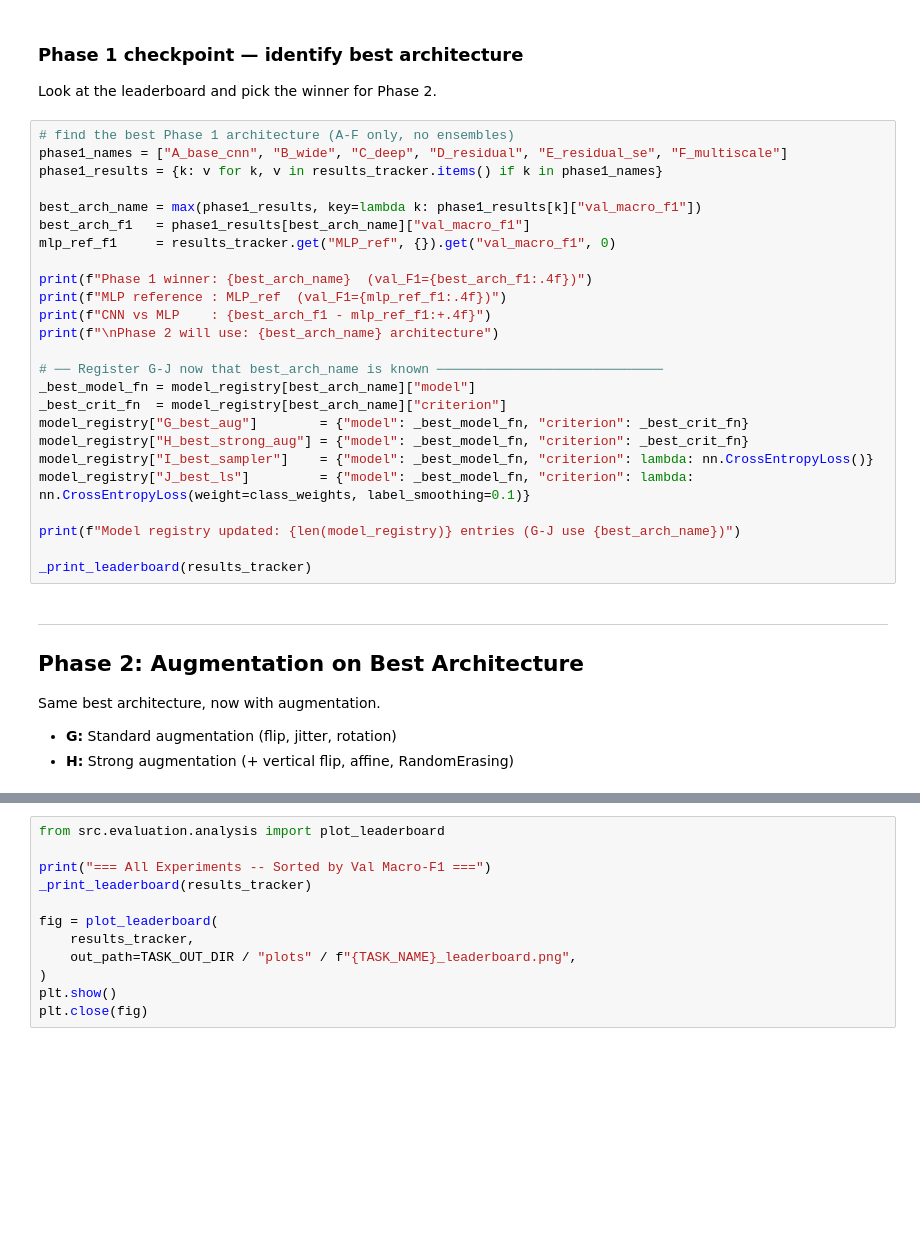
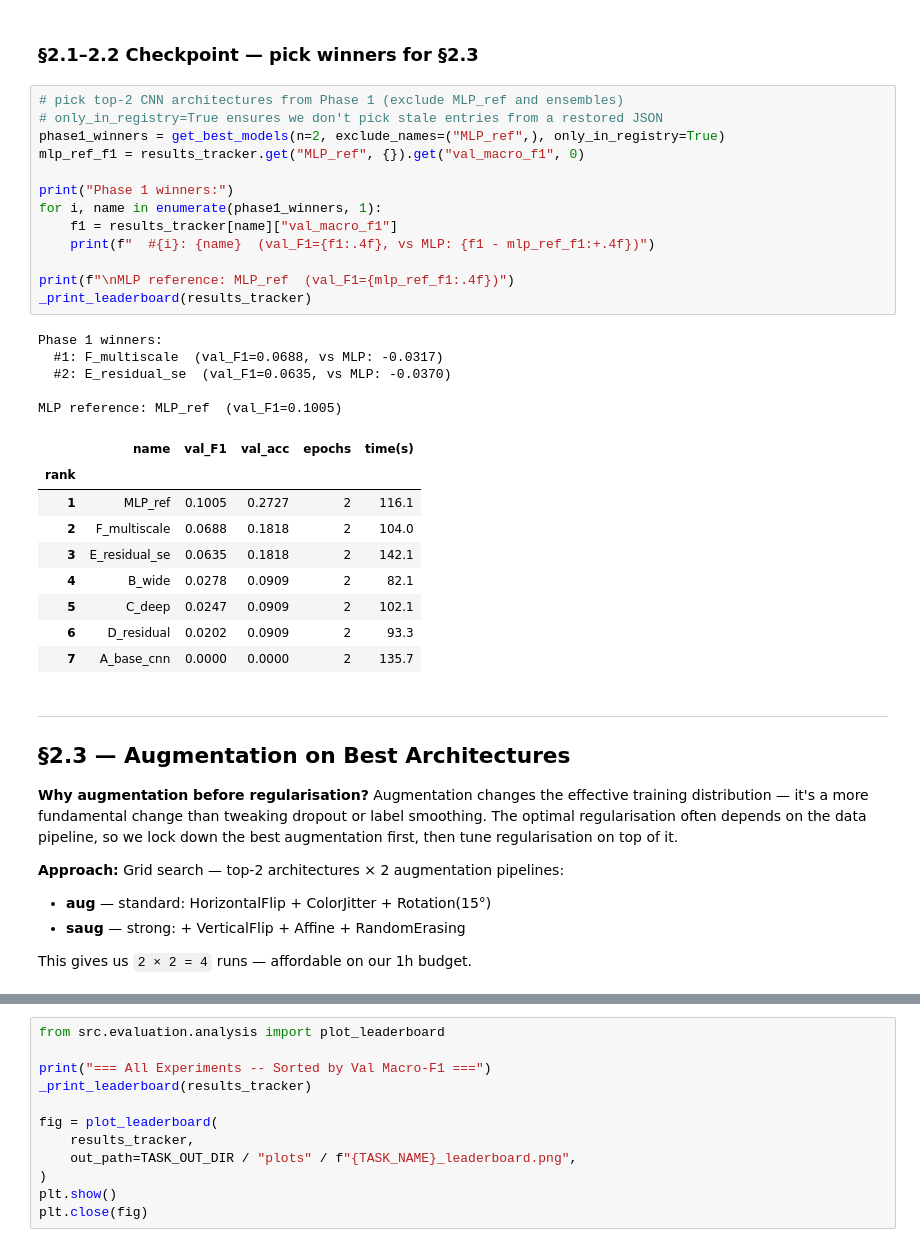
Before and after one commit to fmssilva/DL_Proj, a Jupyter notebook: assignment_1/task2/task2.ipynb, the cells around one changed output, grey strips where cells are left out. Saved outputs shown, nothing was run; the diff lists cells and outputs as text; blank space fills up the shorter version.

```diff
--- a/assignment_1/task2/task2.ipynb
+++ b/assignment_1/task2/task2.ipynb
@@ -598,37 +842,45 @@ model_F, history_F = run_experiment(model_F, "F_multiscale", criterion_F, optimi
 # %% [markdown]
-### Phase 1 checkpoint — identify best architecture
-
-Look at the leaderboard and pick the winner for Phase 2.
+### §2.1–2.2 Checkpoint — pick winners for §2.3
 # %%
-# find the best Phase 1 architecture (A-F only, no ensembles)
-phase1_names = ["A_base_cnn", "B_wide", "C_deep", "D_residual", "E_residual_se", "F_multiscale"]
-phase1_results = {k: v for k, v in results_tracker.items() if k in phase1_names}
+# pick top-2 CNN architectures from Phase 1 (exclude MLP_ref and ensembles)
+# only_in_registry=True ensures we don't pick stale entries from a restored JSON
+phase1_winners = get_best_models(n=2, exclude_names=("MLP_ref",), only_in_registry=True)
+mlp_ref_f1 = results_tracker.get("MLP_ref", {}).get("val_macro_f1", 0)
 
-best_arch_name = max(phase1_results, key=lambda k: phase1_results[k]["val_macro_f1"])
-best_arch_f1   = phase1_results[best_arch_name]["val_macro_f1"]
-mlp_ref_f1     = results_tracker.get("MLP_ref", {}).get("val_macro_f1", 0)
+print("Phase 1 winners:")
+for i, name in enumerate(phase1_winners, 1):
+    f1 = results_tracker[name]["val_macro_f1"]
+    print(f"  #{i}: {name}  (val_F1={f1:.4f}, vs MLP: {f1 - mlp_ref_f1:+.4f})")
 
-print(f"Phase 1 winner: {best_arch_name}  (val_F1={best_arch_f1:.4f})")
-print(f"MLP reference : MLP_ref  (val_F1={mlp_ref_f1:.4f})")
-print(f"CNN vs MLP    : {best_arch_f1 - mlp_ref_f1:+.4f}")
-print(f"\nPhase 2 will use: {best_arch_name} architecture")
-
-# ── Register G-J now that best_arch_name is known ─────────────────────────────
-_best_model_fn = model_registry[best_arch_name]["model"]
-_best_crit_fn  = model_registry[best_arch_name]["criterion"]
-model_registry["G_best_aug"]        = {"model": _best_model_fn, "criterion": _best_crit_fn}
-model_registry["H_best_strong_aug"] = {"model": _best_model_fn, "criterion": _best_crit_fn}
-model_registry["I_best_sampler"]    = {"model": _best_model_fn, "criterion": lambda: nn.CrossEntropyLoss()}
-model_registry["J_best_ls"]         = {"model": _best_model_fn, "criterion": lambda: nn.CrossEntropyLoss(weight=class_weights, label_smoothing=0.1)}
-
-print(f"Model registry updated: {len(model_registry)} entries (G-J use {best_arch_name})")
-
+print(f"\nMLP reference: MLP_ref  (val_F1={mlp_ref_f1:.4f})")
 _print_leaderboard(results_tracker)
+# %% [output]
+Phase 1 winners:
+  #1: F_multiscale  (val_F1=0.0688, vs MLP: -0.0317)
+  #2: E_residual_se  (val_F1=0.0635, vs MLP: -0.0370)
+
+MLP reference: MLP_ref  (val_F1=0.1005)
+|  | name | val_F1 | val_acc | epochs | time(s) |
+| rank |  |  |  |  |  |
+| 1 | MLP_ref | 0.1005 | 0.2727 | 2 | 116.1 |
+| 2 | F_multiscale | 0.0688 | 0.1818 | 2 | 104.0 |
+| 3 | E_residual_se | 0.0635 | 0.1818 | 2 | 142.1 |
+| 4 | B_wide | 0.0278 | 0.0909 | 2 | 82.1 |
+| 5 | C_deep | 0.0247 | 0.0909 | 2 | 102.1 |
+| 6 | D_residual | 0.0202 | 0.0909 | 2 | 93.3 |
+| 7 | A_base_cnn | 0.0000 | 0.0000 | 2 | 135.7 |
 # %% [markdown]
 ---
-## Phase 2: Augmentation on Best Architecture
+## §2.3 — Augmentation on Best Architectures
 
-Same best architecture, now with augmentation.
-- **G:** Standard augmentation (flip, jitter, rotation)
-- **H:** Strong augmentation (+ vertical flip, affine, RandomErasing)
+**Why augmentation before regularisation?**
+Augmentation changes the effective training distribution — it's a more fundamental change than
+tweaking dropout or label smoothing. The optimal regularisation often depends on the data pipeline,
+so we lock down the best augmentation first, then tune regularisation on top of it.
+
+**Approach:** Grid search — top-2 architectures × 2 augmentation pipelines:
+- **aug** — standard: HorizontalFlip + ColorJitter + Rotation(15°)
+- **saug** — strong: + VerticalFlip + Affine + RandomErasing
+
+This gives us `2 × 2 = 4` runs — affordable on our 1h budget.
 # %%
```
Also changed, not shown: parts of 60 cells of this notebook, 2 other files.
